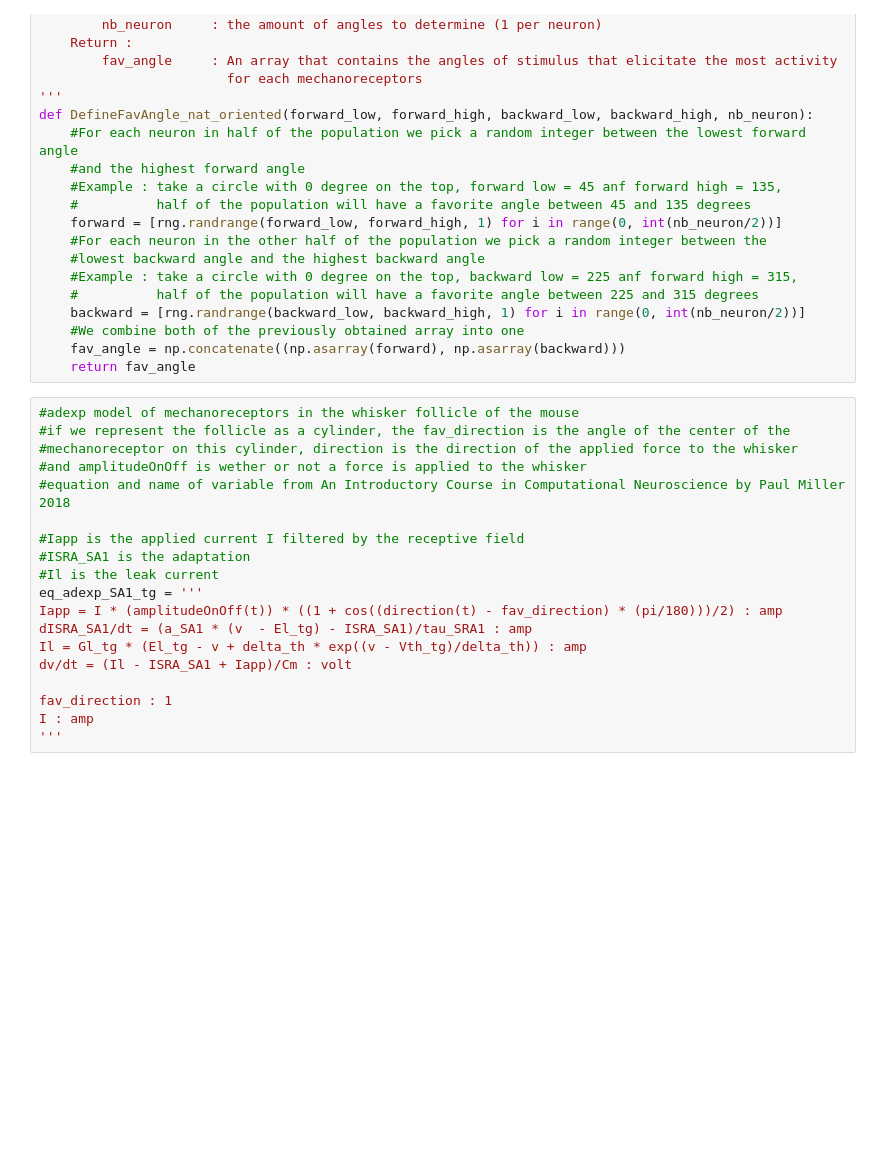
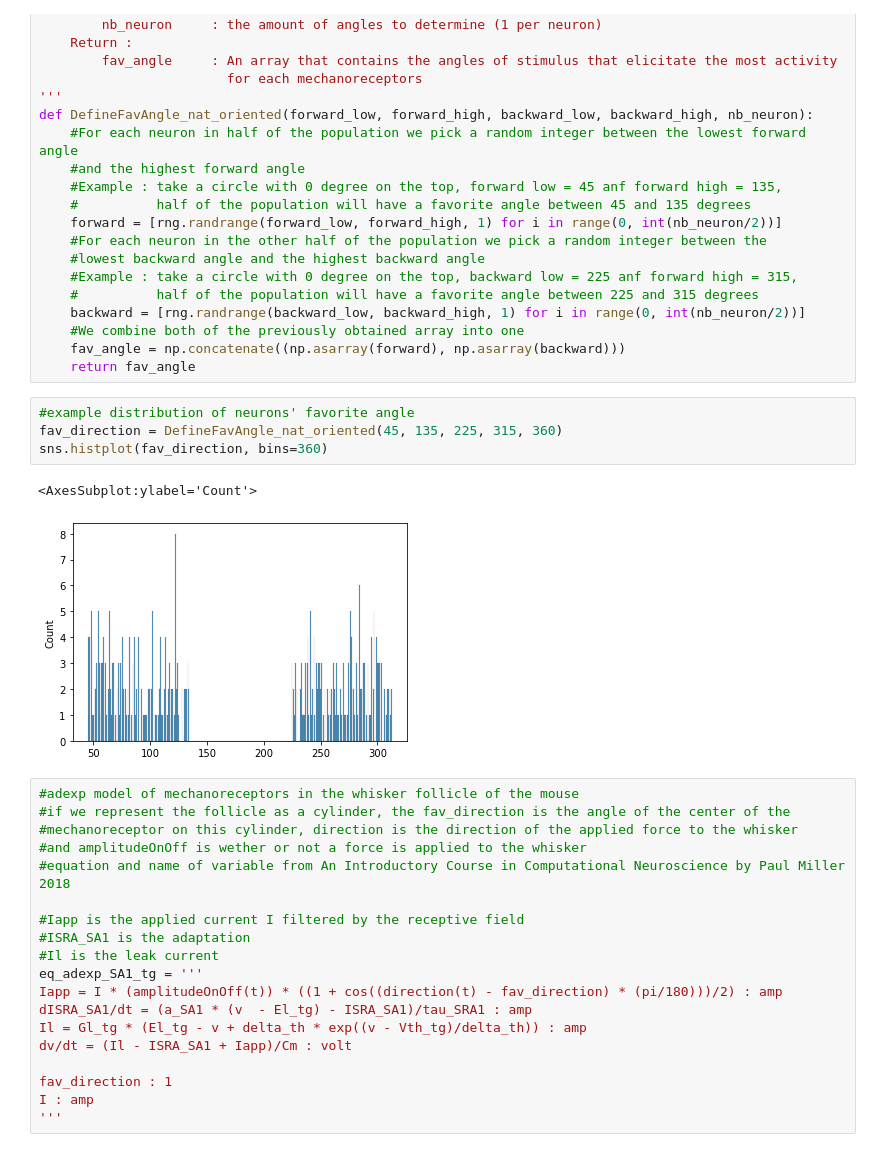
Before and after one commit to Nrault/Neural_population_optimization_CMA, a Jupyter notebook: CMAes_Neural_pop_opti.ipynb, the cells around one changed output. Drawn from its saved outputs; the diff is of its cells as text; blank space fills up the shorter version.

```diff
--- a/CMAes_Neural_pop_opti.ipynb
+++ b/CMAes_Neural_pop_opti.ipynb
@@ -180,6 +194,13 @@ def DefineFavAngle_nat_oriented(forward_low, forward_high, backward_low, backwar
     #We combine both of the previously obtained array into one
     fav_angle = np.concatenate((np.asarray(forward), np.asarray(backward)))
     return fav_angle
+# %%
+#example distribution of neurons' favorite angle
+fav_direction = DefineFavAngle_nat_oriented(45, 135, 225, 315, 360)
+sns.histplot(fav_direction, bins=360)
+# %% [output]
+<AxesSubplot:ylabel='Count'>
+[figure, added]
 # %%
 #adexp model of mechanoreceptors in the whisker follicle of the mouse
 #if we represent the follicle as a cylinder, the fav_direction is the angle of the center of the
```
Also changed, not shown: parts of 2 cells of this notebook.
